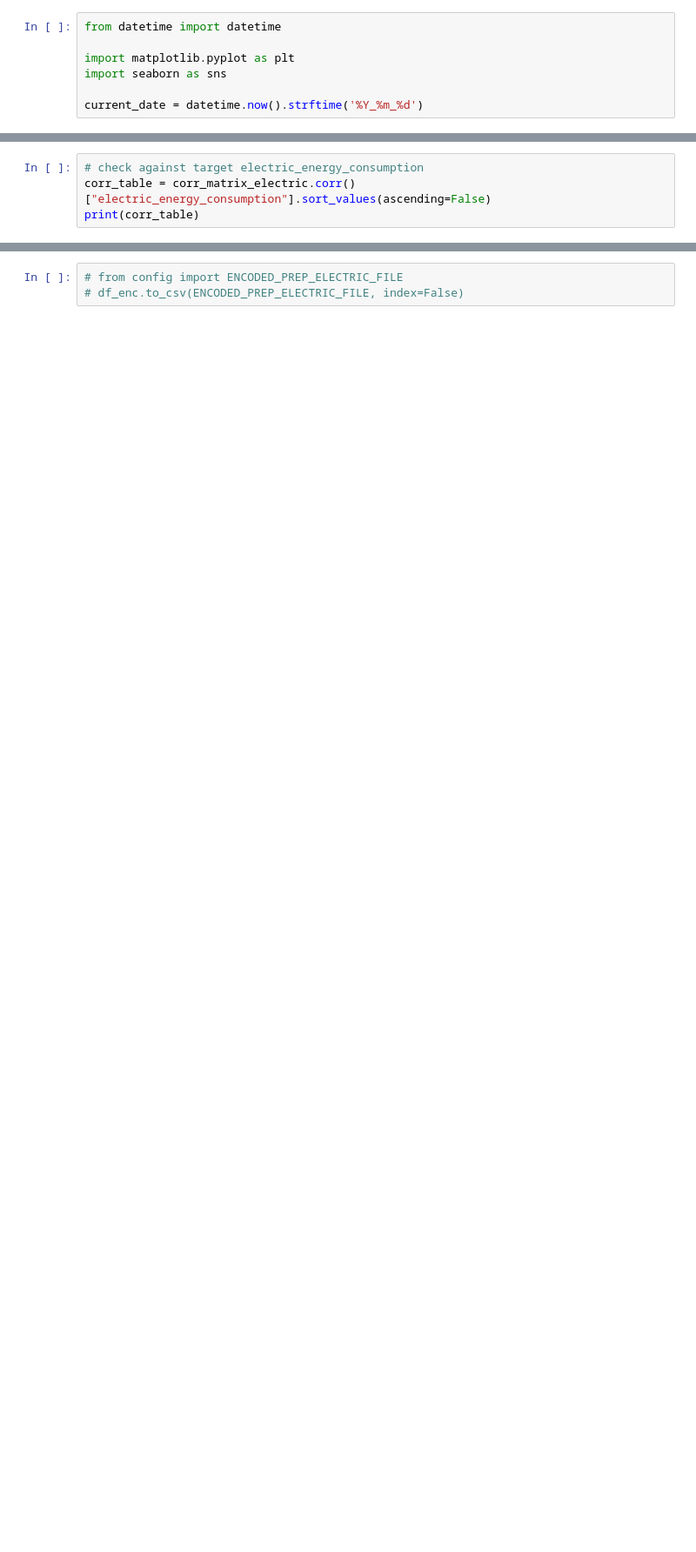
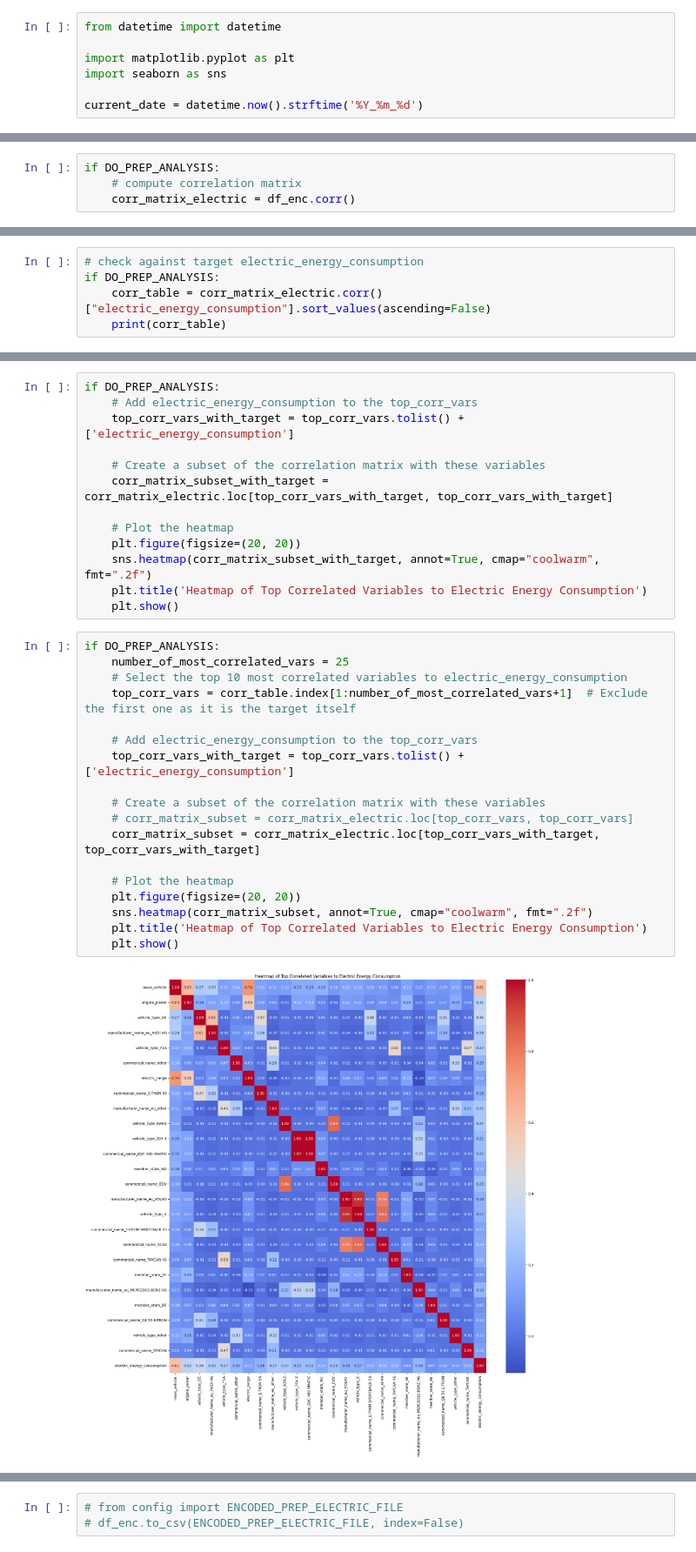
Before and after one commit to leonellb/car-co2-prediction, a Jupyter notebook: notebooks/app_emulation/1_5-electric-preprocessing_train_test_split.ipynb, the cells around one changed output, grey strips where cells are left out. Shown at 87% size. Saved outputs shown, nothing was run; the diff lists cells and outputs as text; blank space fills up the shorter version.

```diff
--- a/notebooks/app_emulation/1_5-electric-preprocessing_train_test_split.ipynb
+++ b/notebooks/app_emulation/1_5-electric-preprocessing_train_test_split.ipynb
@@ -351 +353,5 @@ sns.heatmap(corr_matrix_electric, annot=True, cmap="coolwarm", fmt=".2f")
+# %%
+if DO_PREP_ANALYSIS:
+    # compute correlation matrix
+    corr_matrix_electric = df_enc.corr()
 # %% [markdown]
@@ -353,4 +359,5 @@ Coorelation table
 # %%
 # check against target electric_energy_consumption
-corr_table = corr_matrix_electric.corr()["electric_energy_consumption"].sort_values(ascending=False)
-print(corr_table)
+if DO_PREP_ANALYSIS:
+    corr_table = corr_matrix_electric.corr()["electric_energy_consumption"].sort_values(ascending=False)
+    print(corr_table)
@@ -359,0 +402,33 @@ corr_table.to_csv(export_path)
+# %%
+if DO_PREP_ANALYSIS:
+    # Add electric_energy_consumption to the top_corr_vars
+    top_corr_vars_with_target = top_corr_vars.tolist() + ['electric_energy_consumption']
+
+    # Create a subset of the correlation matrix with these variables
+    corr_matrix_subset_with_target = corr_matrix_electric.loc[top_corr_vars_with_target, top_corr_vars_with_target]
+
+    # Plot the heatmap
+    plt.figure(figsize=(20, 20))
+    sns.heatmap(corr_matrix_subset_with_target, annot=True, cmap="coolwarm", fmt=".2f")
+    plt.title('Heatmap of Top Correlated Variables to Electric Energy Consumption')
+    plt.show()
+# %%
+if DO_PREP_ANALYSIS:
+    number_of_most_correlated_vars = 25
+    # Select the top 10 most correlated variables to electric_energy_consumption
+    top_corr_vars = corr_table.index[1:number_of_most_correlated_vars+1]  # Exclude the first one as it is the target itself
+
+    # Add electric_energy_consumption to the top_corr_vars
+    top_corr_vars_with_target = top_corr_vars.tolist() + ['electric_energy_consumption']
+
+    # Create a subset of the correlation matrix with these variables
+    # corr_matrix_subset = corr_matrix_electric.loc[top_corr_vars, top_corr_vars]
+    corr_matrix_subset = corr_matrix_electric.loc[top_corr_vars_with_target, top_corr_vars_with_target]
+
+    # Plot the heatmap
+    plt.figure(figsize=(20, 20))
+    sns.heatmap(corr_matrix_subset, annot=True, cmap="coolwarm", fmt=".2f")
+    plt.title('Heatmap of Top Correlated Variables to Electric Energy Consumption')
+    plt.show()
+# %% [output]
+[figure, added]
```
Also changed, not shown: parts of 19 cells of this notebook, 1 other file.
